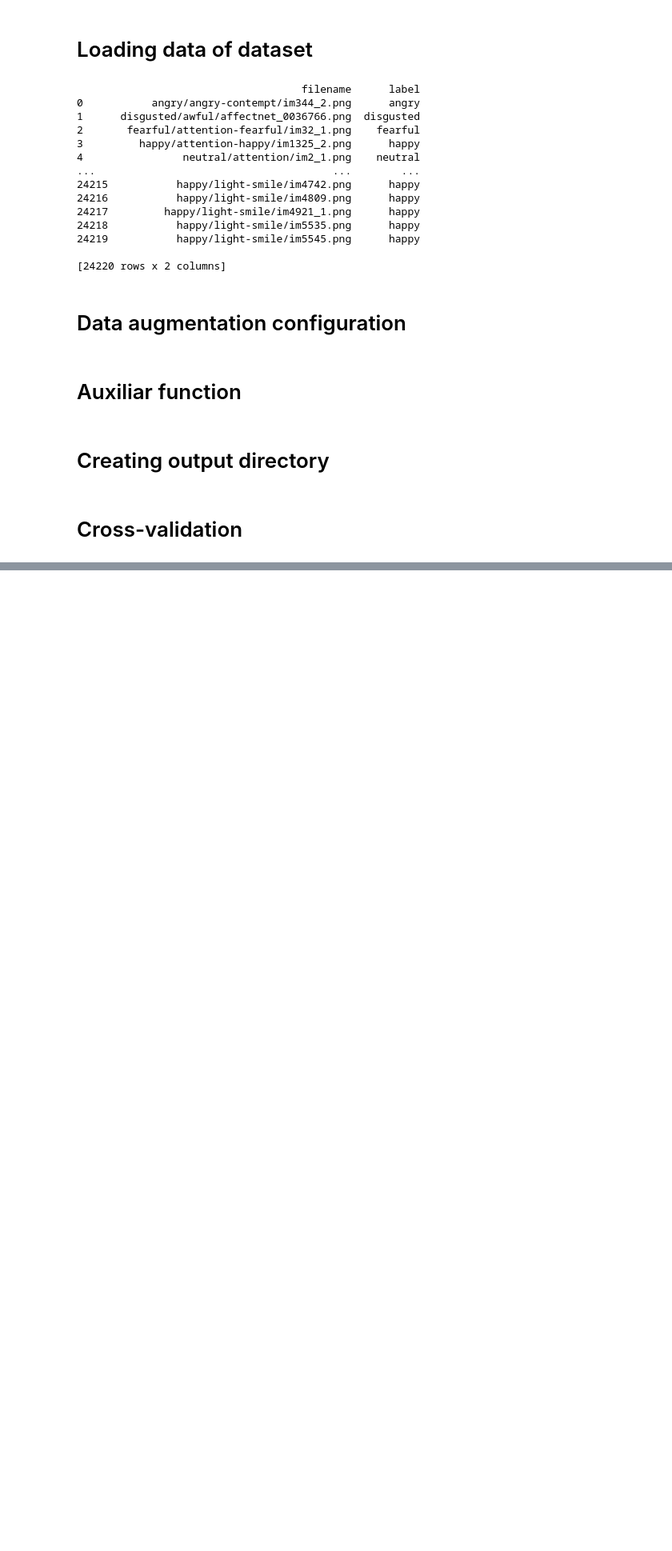
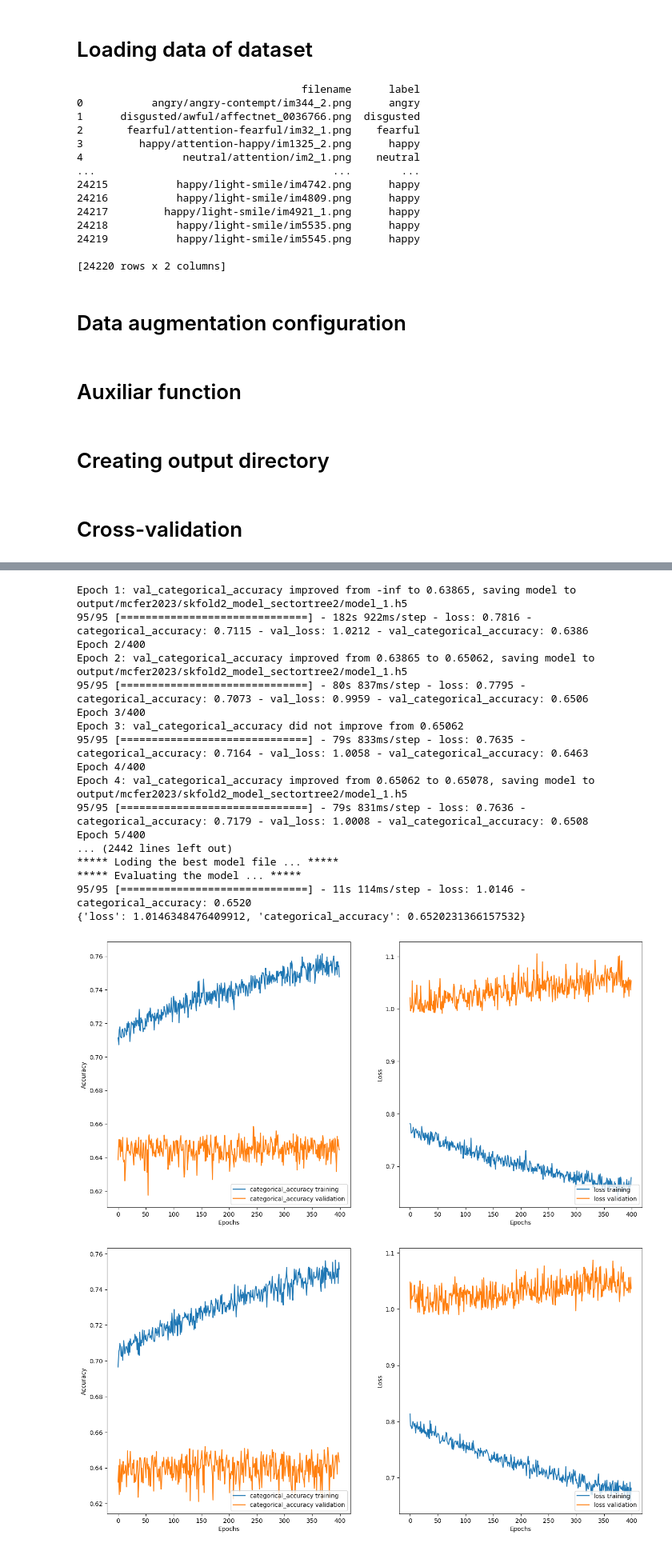
Before and after one commit to trucomanx/Sector4Pooling, a Jupyter notebook: test_article/kfold_validation.ipynb, the cells around one changed output, grey strips where cells are left out. Shown: that part at 80% size. Cells and saved outputs as stored; diff of their text form; code cells hidden in the pictures; blank space fills up the shorter version.

Commit message:
agregando modelos

```diff
--- a/test_article/kfold_validation.ipynb
+++ b/test_article/kfold_validation.ipynb
@@ -7,16 +7,17 @@ import os, sys, platform
 SEED_NUMBER=1;
 
 ## Kfold
-K=5;                    # Variable K of kfold
+K=2;                    # Variable K of kfold
 FOLD_STATUS_FILE='fold_status.json';
 
 ## Training hyperparameters
-EPOCHS=200;
+EPOCHS=400;
 BATCH_SIZE=128;
 
 ## Model of network
 #MODEL_TYPE  = 'model_sector4';
-MODEL_TYPE  = 'model_sectortree';
+#MODEL_TYPE  = 'model_sectortree';
+MODEL_TYPE  = 'model_sectortree2';
 #MODEL_TYPE = 'model_max'
 
 DATASET_NAME = 'mcfer2023';
@@ -155,8 +165,11 @@ idg_val= ImageDataGenerator(rescale=1./255 )
 # %% [markdown]
 # Auxiliar function
 # %%
-def get_model_name(k):
-    return 'model_'+str(k)+'.h5'
+def get_model_name(k,rep=None):
+    if rep==None:
+        return 'model_'+str(k)+'.h5'
+    else:
+        return 'model_'+str(k)+'_'+rep+'.h5'
 # %% [markdown]
 # Creating output directory
 # %%
@@ -206,6 +219,11 @@ while fold_var<=K:
 
     model.summary()
 
+    try:
+        print('***** Loding the best old model file ... *****')
+        model.load_weights(os.path.join(output_dir,get_model_name(fold_var,rep='r1')));
+    except:
+        pass;
     train_data_generator = idg.flow_from_dataframe(training_data,
                                                    directory = dataset_train_base_dir,
                                                    target_size=target_size,
@@ -300,3 +338,22 @@ Epoch 8: val_categorical_accuracy improved from 0.52333 to 0.54191, saving model
+Epoch 1: val_categorical_accuracy improved from -inf to 0.63865, saving model to output/mcfer2023/skfold2_model_sectortree2/model_1.h5
+95/95 [==============================] - 182s 922ms/step - loss: 0.7816 - categorical_accuracy: 0.7115 - val_loss: 1.0212 - val_categorical_accuracy: 0.6386
+Epoch 2/400
+Epoch 2: val_categorical_accuracy improved from 0.63865 to 0.65062, saving model to output/mcfer2023/skfold2_model_sectortree2/model_1.h5
+95/95 [==============================] - 80s 837ms/step - loss: 0.7795 - categorical_accuracy: 0.7073 - val_loss: 0.9959 - val_categorical_accuracy: 0.6506
+Epoch 3/400
+Epoch 3: val_categorical_accuracy did not improve from 0.65062
+95/95 [==============================] - 79s 833ms/step - loss: 0.7635 - categorical_accuracy: 0.7164 - val_loss: 1.0058 - val_categorical_accuracy: 0.6463
+Epoch 4/400
+Epoch 4: val_categorical_accuracy improved from 0.65062 to 0.65078, saving model to output/mcfer2023/skfold2_model_sectortree2/model_1.h5
+95/95 [==============================] - 79s 831ms/step - loss: 0.7636 - categorical_accuracy: 0.7179 - val_loss: 1.0008 - val_categorical_accuracy: 0.6508
+Epoch 5/400
+... (2442 lines left out)
+***** Loding the best model file ... *****
+***** Evaluating the model ... *****
+95/95 [==============================] - 11s 114ms/step - loss: 1.0146 - categorical_accuracy: 0.6520
+{'loss': 1.0146348476409912, 'categorical_accuracy': 0.6520231366157532}
+[figure, added]
+[figure, added]
 # %%
 fpath=os.path.join(output_dir,"final_stats.csv");
 mean_val_acc=mpp.save_model_stat_kfold(data_fold, fpath);
```
Also changed, not shown: parts of 6 cells of this notebook, 2 other files.
